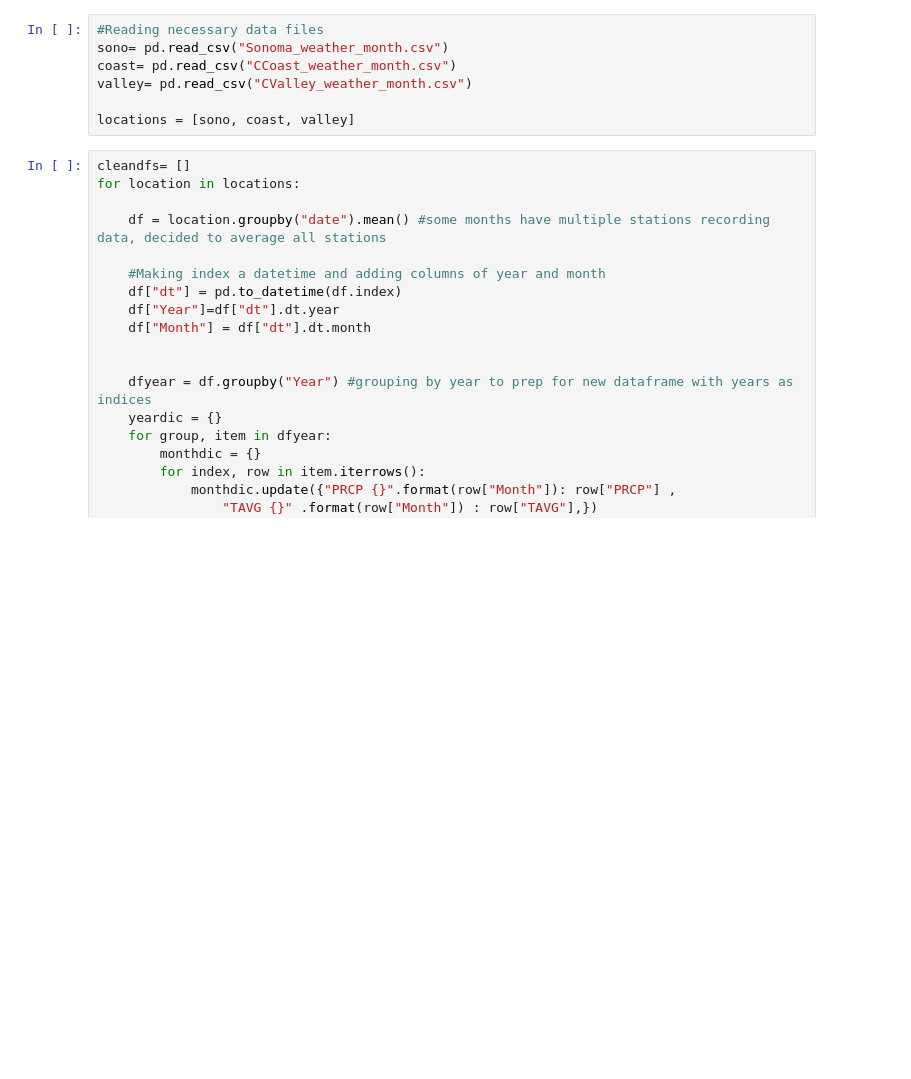
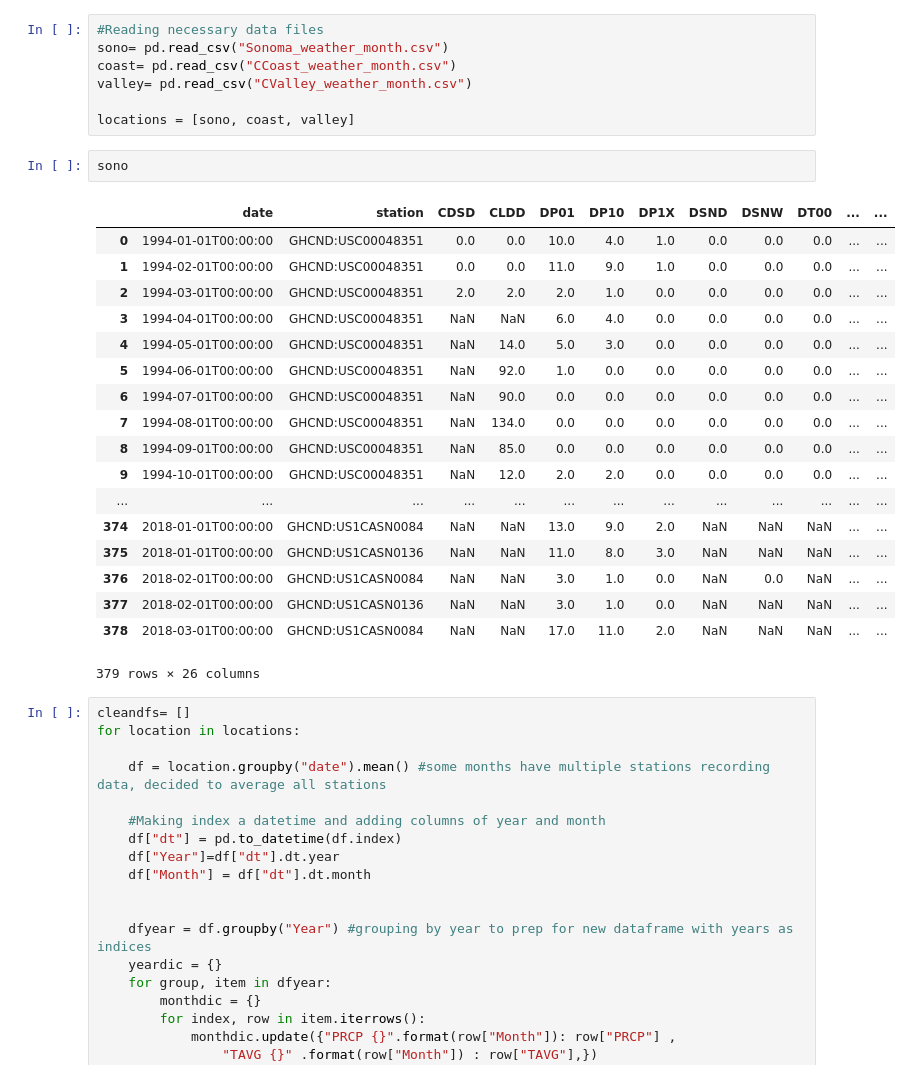
Before and after one commit to lamontal/WineScraping, a Jupyter notebook: WeatherProcessing_forML_AvgPrecp.ipynb, the cells around one changed output. Cells and saved outputs as stored; diff of their text form; blank space fills up the shorter version.

```diff
--- a/WeatherProcessing_forML_AvgPrecp.ipynb
+++ b/WeatherProcessing_forML_AvgPrecp.ipynb
@@ -9,6 +9,27 @@ coast= pd.read_csv("CCoast_weather_month.csv")
 valley= pd.read_csv("CValley_weather_month.csv")
 
 locations = [sono, coast, valley]
+# %%
+sono
+# %% [output]
+|  | date | station | CDSD | CLDD | DP01 | DP10 | DP1X | DSND | DSNW | DT00 | ... | ... |
+| 0 | 1994-01-01T00:00:00 | GHCND:USC00048351 | 0.0 | 0.0 | 10.0 | 4.0 | 1.0 | 0.0 | 0.0 | 0.0 | ... | ... |
+| 1 | 1994-02-01T00:00:00 | GHCND:USC00048351 | 0.0 | 0.0 | 11.0 | 9.0 | 1.0 | 0.0 | 0.0 | 0.0 | ... | ... |
+| 2 | 1994-03-01T00:00:00 | GHCND:USC00048351 | 2.0 | 2.0 | 2.0 | 1.0 | 0.0 | 0.0 | 0.0 | 0.0 | ... | ... |
+| 3 | 1994-04-01T00:00:00 | GHCND:USC00048351 | NaN | NaN | 6.0 | 4.0 | 0.0 | 0.0 | 0.0 | 0.0 | ... | ... |
+| 4 | 1994-05-01T00:00:00 | GHCND:USC00048351 | NaN | 14.0 | 5.0 | 3.0 | 0.0 | 0.0 | 0.0 | 0.0 | ... | ... |
+| 5 | 1994-06-01T00:00:00 | GHCND:USC00048351 | NaN | 92.0 | 1.0 | 0.0 | 0.0 | 0.0 | 0.0 | 0.0 | ... | ... |
+| 6 | 1994-07-01T00:00:00 | GHCND:USC00048351 | NaN | 90.0 | 0.0 | 0.0 | 0.0 | 0.0 | 0.0 | 0.0 | ... | ... |
+| 7 | 1994-08-01T00:00:00 | GHCND:USC00048351 | NaN | 134.0 | 0.0 | 0.0 | 0.0 | 0.0 | 0.0 | 0.0 | ... | ... |
+| 8 | 1994-09-01T00:00:00 | GHCND:USC00048351 | NaN | 85.0 | 0.0 | 0.0 | 0.0 | 0.0 | 0.0 | 0.0 | ... | ... |
+| 9 | 1994-10-01T00:00:00 | GHCND:USC00048351 | NaN | 12.0 | 2.0 | 2.0 | 0.0 | 0.0 | 0.0 | 0.0 | ... | ... |
+| ... | ... | ... | ... | ... | ... | ... | ... | ... | ... | ... | ... | ... |
+| 374 | 2018-01-01T00:00:00 | GHCND:US1CASN0084 | NaN | NaN | 13.0 | 9.0 | 2.0 | NaN | NaN | NaN | ... | ... |
+| 375 | 2018-01-01T00:00:00 | GHCND:US1CASN0136 | NaN | NaN | 11.0 | 8.0 | 3.0 | NaN | NaN | NaN | ... | ... |
+| 376 | 2018-02-01T00:00:00 | GHCND:US1CASN0084 | NaN | NaN | 3.0 | 1.0 | 0.0 | NaN | 0.0 | NaN | ... | ... |
+| 377 | 2018-02-01T00:00:00 | GHCND:US1CASN0136 | NaN | NaN | 3.0 | 1.0 | 0.0 | NaN | NaN | NaN | ... | ... |
+| 378 | 2018-03-01T00:00:00 | GHCND:US1CASN0084 | NaN | NaN | 17.0 | 11.0 | 2.0 | NaN | NaN | NaN | ... | ... |
+379 rows × 26 columns
 # %%
 cleandfs= []
 for location in locations:
```
Also changed, not shown: 4 other files.
